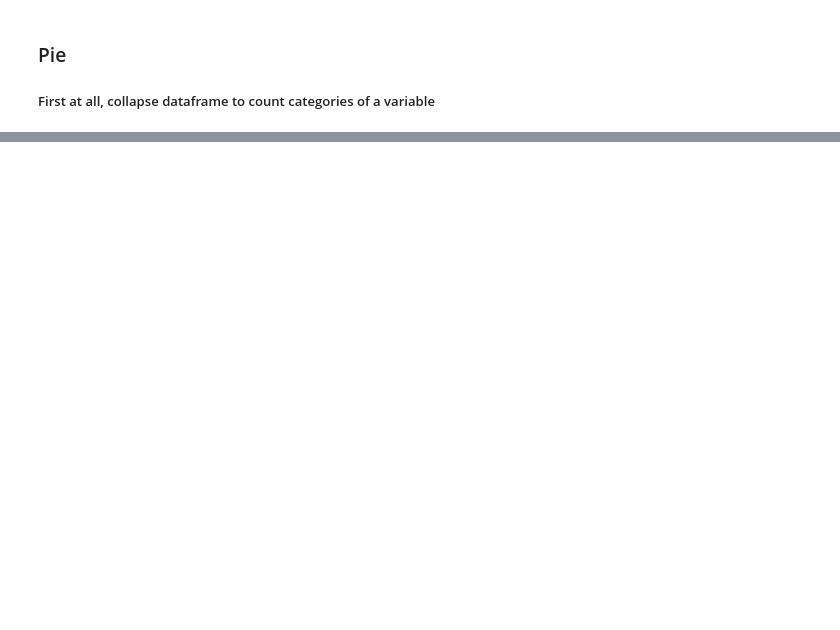
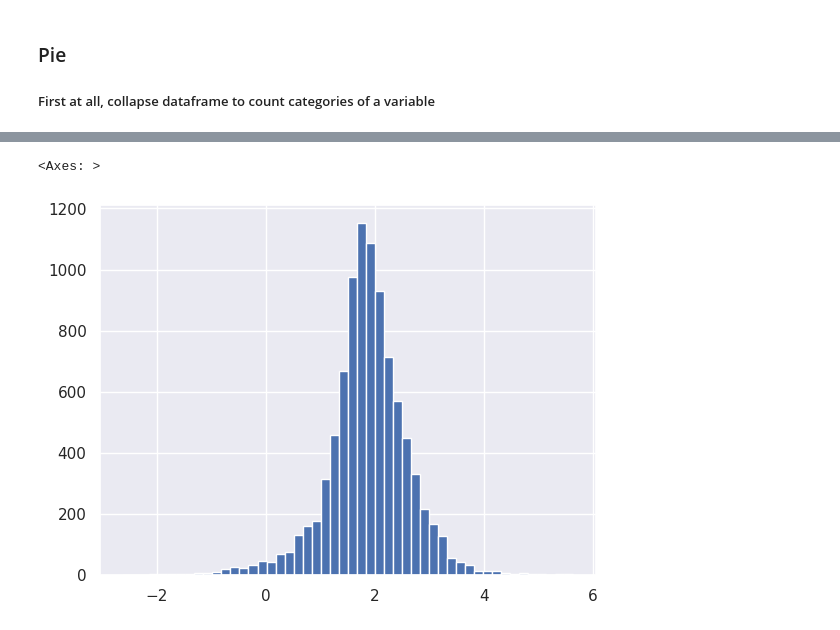
Before and after one commit to JonathanRosasV/PythonBasico2, a Jupyter notebook: Clase_1/python2_clase-1_lab.ipynb, the cells around one changed output, grey strips where cells are left out. Cells and saved outputs as stored; diff of their text form; code cells hidden in the pictures; blank space fills up the shorter version.

```diff
--- a/Clase_1/python2_clase-1_lab.ipynb
+++ b/Clase_1/python2_clase-1_lab.ipynb
@@ -338,0 +428,8 @@ plt.show()
+# %%
+#filter database to 2019
+base4 = df[df['year'] == "2019" ]
+# %%
+base4.l_salario.hist(bins=50)
+# %% [output]
+<Axes: >
+[figure, added]
```
Also changed, not shown: parts of 47 cells of this notebook.
